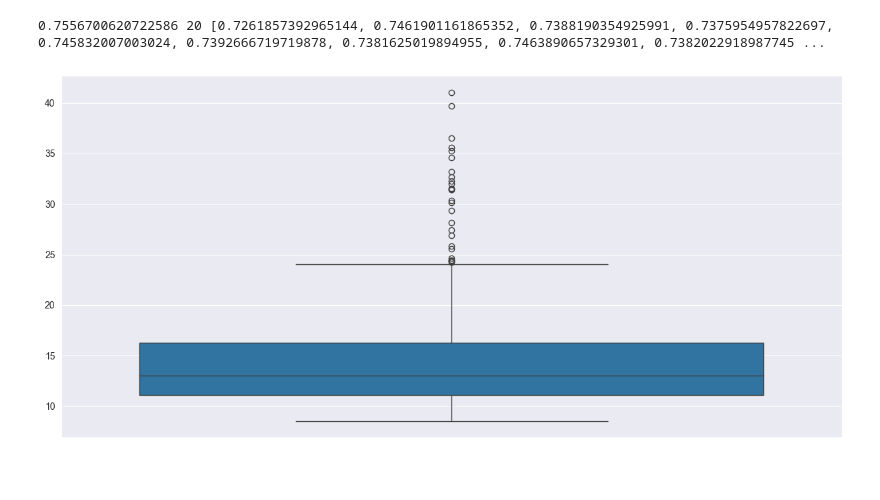
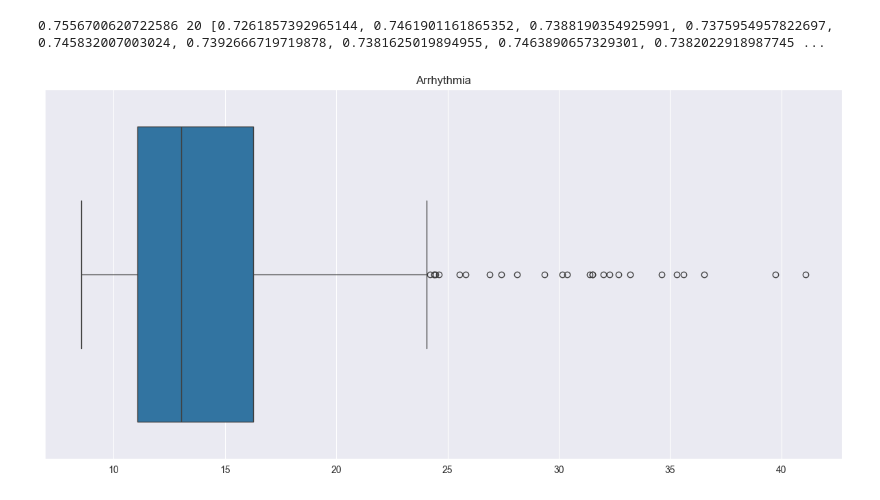
Before and after one commit to hodge-py/Outlier-Detection, a Jupyter notebook: Box_Plot_Analysis.ipynb, the cells around one changed output. Cells and saved outputs as stored; diff of their text form; code cells hidden in the pictures; blank space fills up the shorter version.

```diff
--- a/Box_Plot_Analysis.ipynb
+++ b/Box_Plot_Analysis.ipynb
@@ -118,11 +118,12 @@ def qqPlots(X,y,kValue,name):
     plt.ylabel("Density")
     plt.show()
 
-def boxplot_draw(X,y,kValue):
+def boxplot_draw(X,y,kValue,name):
     knn, distReturn = main(X, y, kValue)
     distReturn = np.array(distReturn)
     arr = generateArr(distReturn, distanceMetric="max")
-    sns.boxplot(arr)
+    sns.boxplot(x=arr)
+    plt.title(name)
     plt.show()
 
 
@@ -135,12 +136,12 @@ def sortIndex(arrV):
 # %%
 X, y = setupDf("real/Arrhythmia_withoutdupl_norm_46.arff")
 endResults = outputResults(X,y)
 printResults(endResults)
-boxplot_draw(X,y,20)
+boxplot_draw(X,y,20,'Arrhythmia')
 #qqPlots(X,y,41,"Arrhythmia Normalized, without duplicates (46% of Outliers)")
 # %% [output]
 0.7556700620722586 20 [0.7261857392965144, 0.7461901161865352, 0.7388190354925991, 0.7375954957822697, 0.745832007003024, 0.7392666719719878, 0.7381625019894955, 0.7463890657329301, 0.7382022918987745 ...
-[figure, old version]
+[figure, new version]
 # %%
 X, y = setupDf("real/Parkinson_withoutdupl_norm_75.arff")
 endResults = outputResults(X,y)
```
Also changed, not shown: parts of 11 cells of this notebook, 1 other file.
